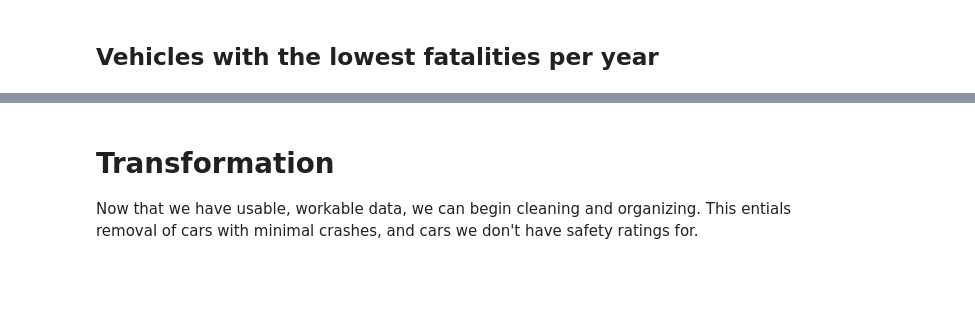
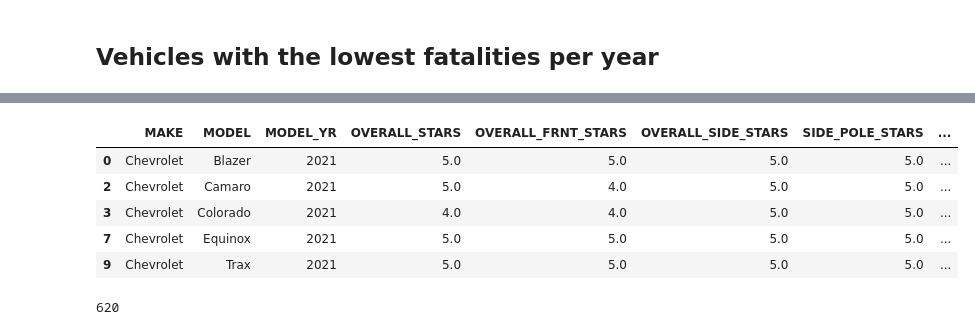
Before and after one commit to ConnorCritchley/GC-Final-Project, a Jupyter notebook: FinalNotebook.ipynb, the cells around one changed output, grey strips where cells are left out. Cells and saved outputs as stored; diff of their text form; code cells hidden in the pictures; blank space fills up the shorter version.

Commit message:
sending merged_df to sql

```diff
--- a/FinalNotebook.ipynb
+++ b/FinalNotebook.ipynb
@@ -609,16 +623,12 @@ min_fatalities_df
-# %% [markdown]
-# Transformation
-Now that we have usable, workable data, we can begin cleaning and organizing. This entials removal of cars with minimal crashes, and cars we don't have safety ratings for.
 # %%
-# Transformation code
-
-# Drop any unneeded columns/rows
-    # duplicates
-    # nulls
-    # outliers
-
-# I would recommend removing cars with less than five crashes every year
-# We also need to remove all cars but the ones we have in the csv. Make this a new dataframe so we can keep a general yearly analysis
+merged_df.head()
+# %% [output]
+|  | MAKE | MODEL | MODEL_YR | OVERALL_STARS | OVERALL_FRNT_STARS | OVERALL_SIDE_STARS | SIDE_POLE_STARS | ... |
+| 0 | Chevrolet | Blazer | 2021 | 5.0 | 5.0 | 5.0 | 5.0 | ... |
+| 2 | Chevrolet | Camaro | 2021 | 5.0 | 4.0 | 5.0 | 5.0 | ... |
+| 3 | Chevrolet | Colorado | 2021 | 4.0 | 4.0 | 5.0 | 5.0 | ... |
+| 7 | Chevrolet | Equinox | 2021 | 5.0 | 5.0 | 5.0 | 5.0 | ... |
+| 9 | Chevrolet | Trax | 2021 | 5.0 | 5.0 | 5.0 | 5.0 | ... |
 # %%
 # import sql alchemy and stuff
 from sqlalchemy import create_engine
@@ -638,8 +648,10 @@ DB_PORT = "5432"
 # create engine with defined macros
 engine = create_engine(f"postgresql+psycopg2://{DB_USER}:{DB_PASS}@{DB_HOST}/{DB_NAME}")
 # send the df over
-#df.to_sql(name=TABLE_NAME,
-          #con=engine,
-          #index=False)
+merged_df.to_sql(name=TABLE_NAME,
+          con=engine,
+          index=False)
+# %% [output]
+620
 # %%
 sql = "SELECT * FROM car_data" # simple query for all rows
```
Also changed, not shown: parts of 8 cells of this notebook.
